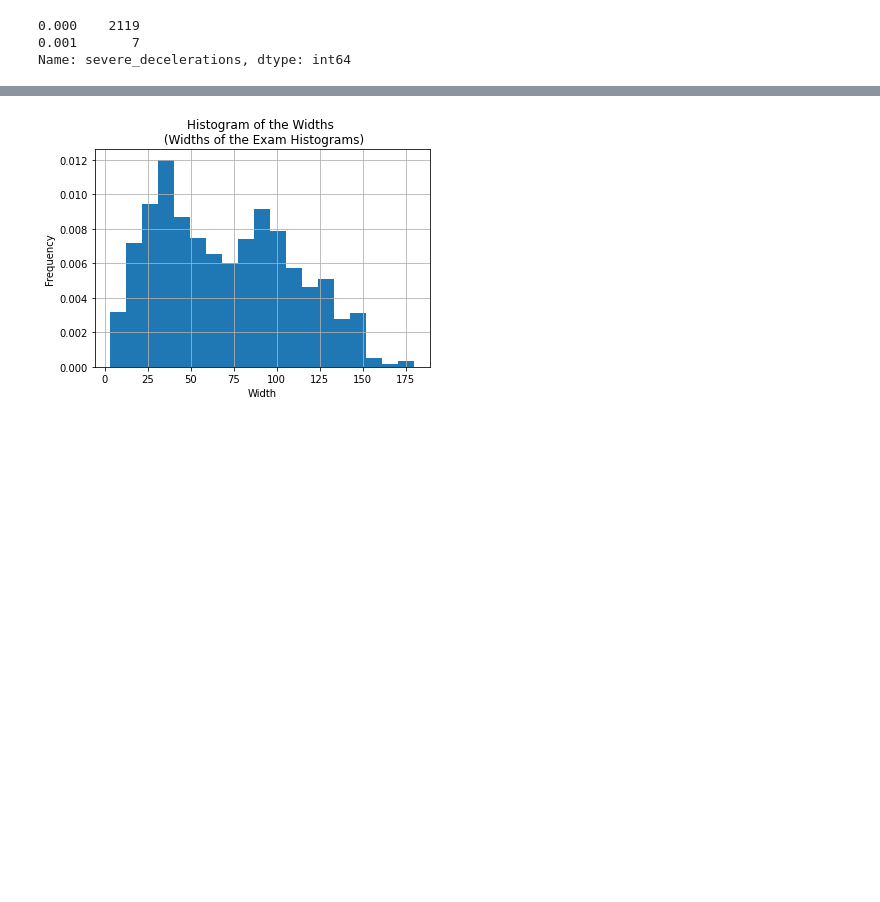
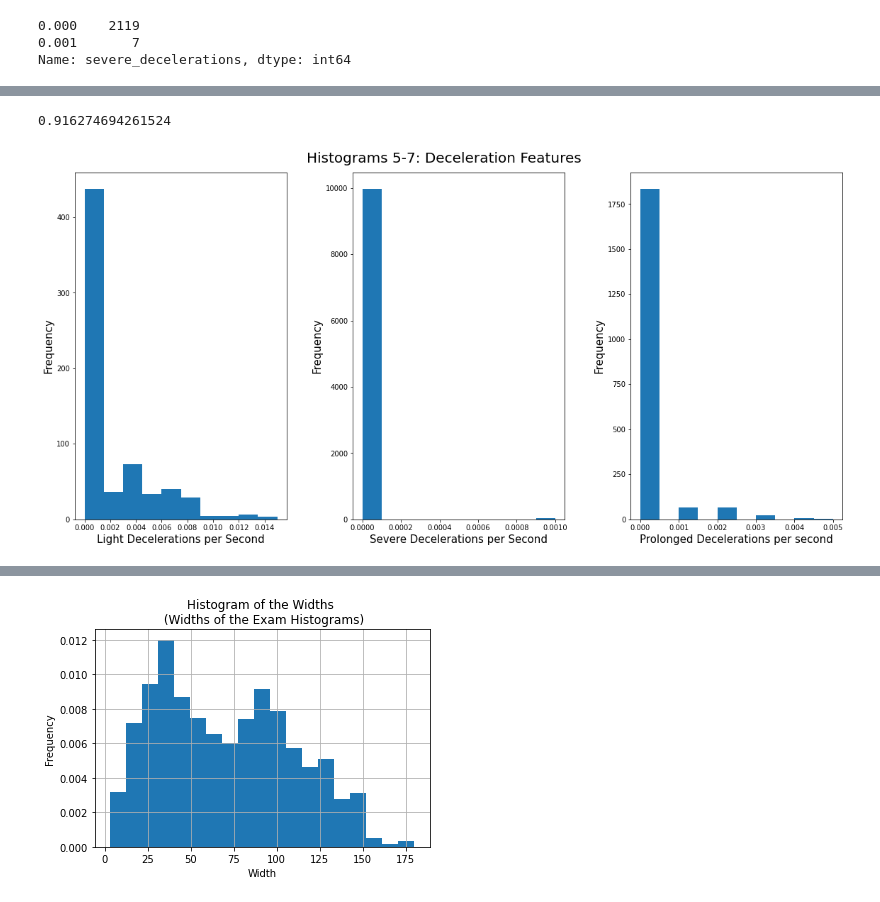
Before and after one commit to halepino/FetalHealth_PredictiveAnalytics, a Jupyter notebook: FetalHealth_FigueroaSchwartzwald.ipynb, the cells around one changed output, grey strips where cells are left out. Drawn from its saved outputs; the diff is of its cells as text; code cells hidden in the pictures; blank space fills up the shorter version.

```diff
--- a/FetalHealth_FigueroaSchwartzwald.ipynb
+++ b/FetalHealth_FigueroaSchwartzwald.ipynb
@@ -307,0 +262,29 @@ Insert Graph Commentary Here
+# %%
+1948/fetal_health['prolonged_decelerations'].shape[0]
+# %% [output]
+0.916274694261524
+# %%
+fig, ((ax1, ax2,ax3))= plt.subplots(1,3, figsize = (16,8))
+# "baseline value" histogram
+
+fig.suptitle('Histograms 5-7: Deceleration Features', fontsize=20)
+
+ax1.hist(fetal_health['light_decelerations'], bins=10, density=True)
+ax1.set_xlabel("Light Decelerations per Second", fontsize = 15)
+ax1.set_ylabel("Frequency", fontsize = 15)
+
+
+ax2.hist(fetal_health['severe_decelerations'], bins=10, density=True)
+ax2.set_xlabel( "Severe Decelerations per Second", fontsize = 15)
+ax2.set_ylabel("Frequency", fontsize = 15)
+
+
+ax3.hist(fetal_health['prolonged_decelerations'], bins=10, density=True)
+ax3.set_xlabel("Prolonged Decelerations per second", fontsize = 15)
+ax3.set_ylabel("Frequency", fontsize = 15)
+
+# space between the plots
+plt.tight_layout(w_pad = 3,h_pad = 3)
+plt.show()
+# %% [output]
+[figure, added]
```
Also changed, not shown: parts of 57 cells of this notebook.
